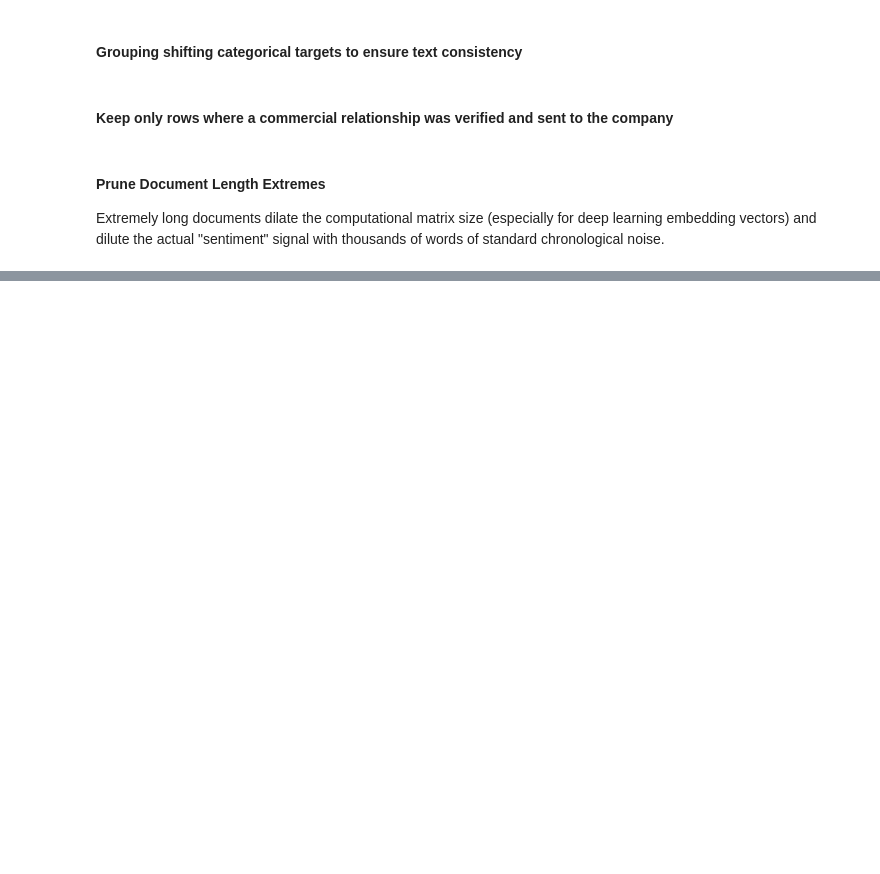
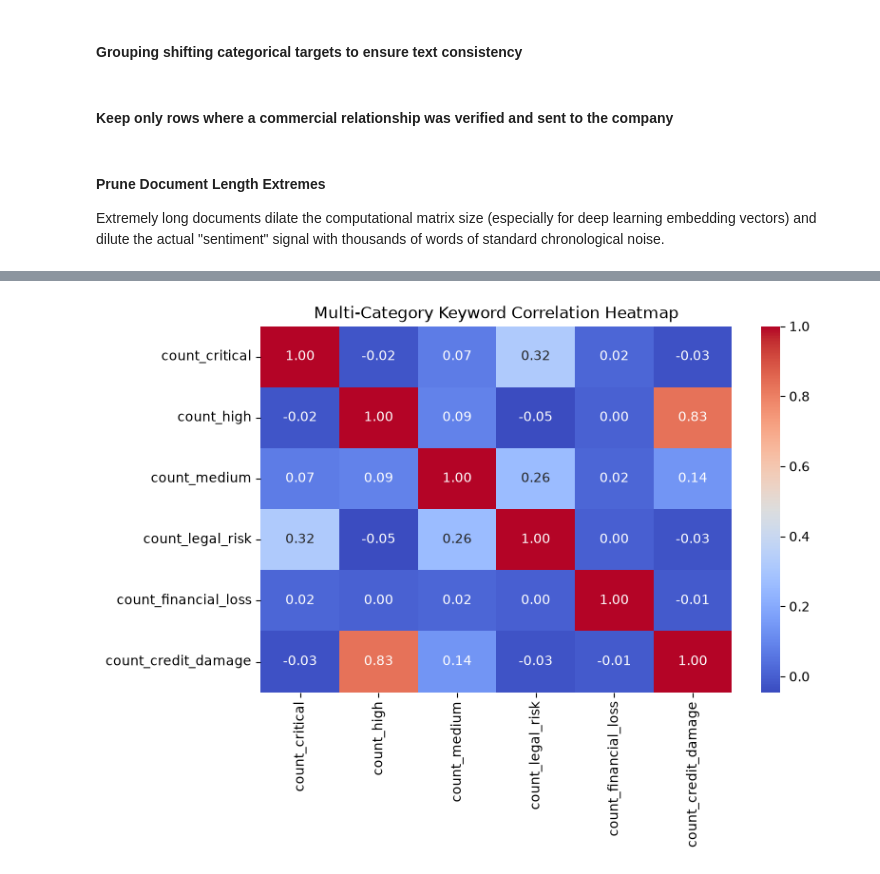
Before and after one commit to Papazian/MADS_Capstone, a Jupyter notebook: Natural_Language_Processing/nlp2025.ipynb, the cells around one changed output, grey strips where cells are left out. Drawn from its saved outputs; the diff is of its cells as text; code cells hidden in the pictures; blank space fills up the shorter version.

```diff
--- a/Natural_Language_Processing/nlp2025.ipynb
+++ b/Natural_Language_Processing/nlp2025.ipynb
@@ -339,0 +604,8 @@ df_filtered.to_csv('df_filtetred.csv', index=False)
+# %%
+# Initialize matcher
+matcher = PhraseMatcher(nlp.vocab, attr="LOWER")
+
+# Register each category into the matcher
+for cat_name, terms in category_lexicon.items():
+    patterns = [nlp.make_doc(text) for text in terms]
+    matcher.add(cat_name, patterns)
@@ -339,0 +684,12 @@ df_filtered.to_csv('df_filtetred.csv', index=False)
+# %%
+import seaborn as sns
+import matplotlib.pyplot as plt
+
+plt.figure(figsize=(8, 5))
+cat_cols = ['count_critical', 'count_high', 'count_medium', 'count_legal_risk', 'count_financial_loss', 'count_credit_damage']
+
+sns.heatmap(df_scored[cat_cols].corr(), annot=True, cmap='coolwarm', fmt=".2f")
+plt.title('Multi-Category Keyword Correlation Heatmap')
+plt.show()
+# %% [output]
+[figure, added]
```
Also changed, not shown: parts of 68 cells of this notebook.
